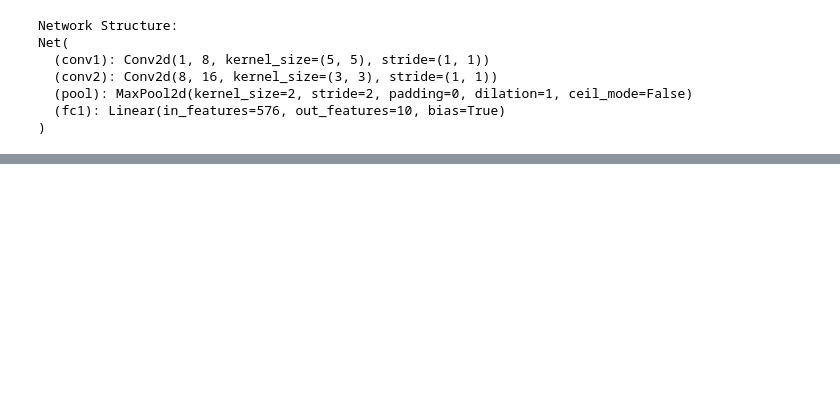
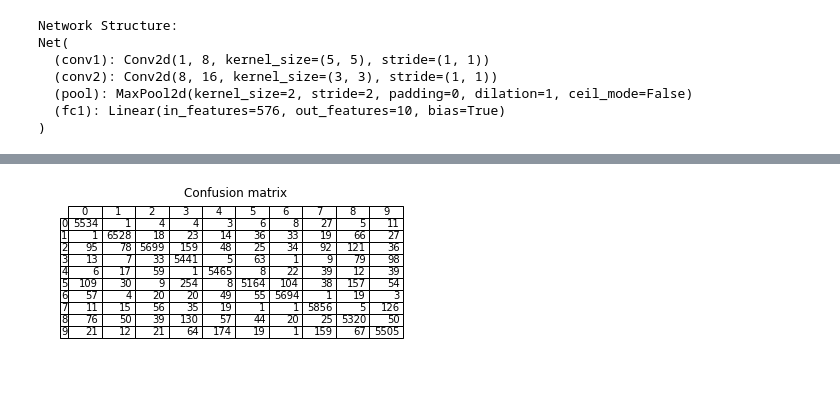
Before and after one commit to lood339/scratch-net, a Jupyter notebook: MNIST.ipynb, the cells around one changed output, grey strips where cells are left out. Cells and saved outputs as stored; diff of their text form; code cells hidden in the pictures; blank space fills up the shorter version.

```diff
--- a/MNIST.ipynb
+++ b/MNIST.ipynb
@@ -343,0 +350,27 @@ ground truth:  9 predicted result:  8
+# %%
+# output the confusion matrix
+
+single_loader = torch.utils.data.DataLoader(test_dataset, batch_size=1,
+                                          shuffle=True, num_workers=2)
+cells = [([0]*10)for i in range(10)]
+
+for data in single_loader:
+    images, labels = data
+    outputs = net(images)
+    _, predicted = torch.max(outputs, 1)
+
+    cells[predicted.item()][labels.item()] += 1
+
+
+labels_num = [i for i in range(10)]
+predicted_num = [i for i in range(10)]
+
+
+plt.subplot2grid((4,3), (0,0), colspan=5, rowspan=3)
+plt.axis("off")
+plt.table(rowLabels = predicted_num, colLabels = labels_num ,cellText = cells,loc="upper center",
+         colWidths= [0.1]*10)
+plt.title("Confusion matrix")
+plt.show()
+# %% [output]
+[figure, added]
```
Also changed, not shown: parts of 8 cells of this notebook.
